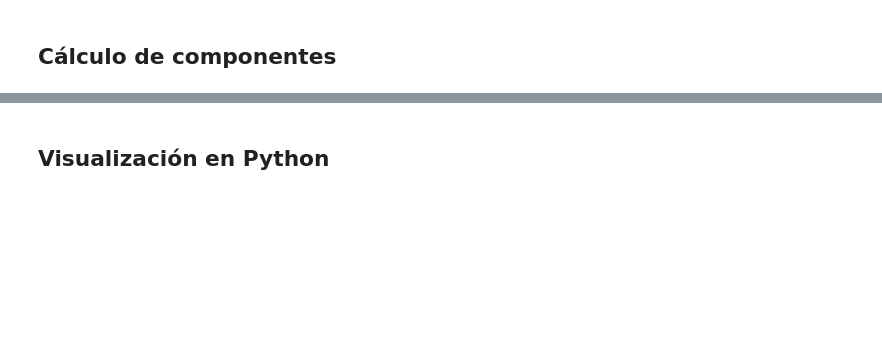
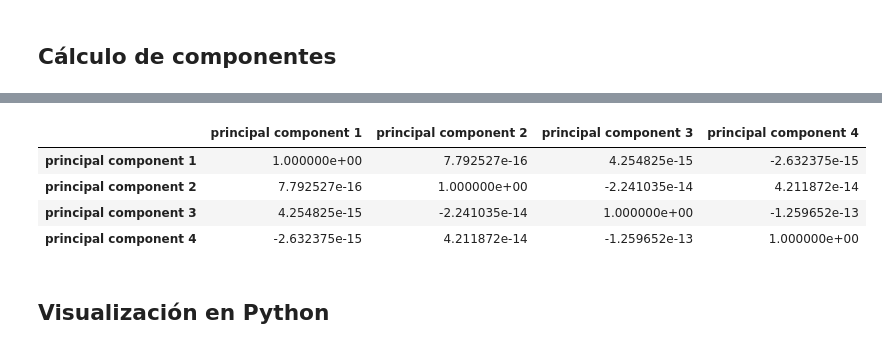
Before and after one commit to eanizainea/mlean2024_proyecto1, a Jupyter notebook: Código/ACP - Clase 2.ipynb, the cells around one changed output, grey strips where cells are left out. Cells and saved outputs as stored; diff of their text form; code cells hidden in the pictures; blank space fills up the shorter version.

```diff
--- a/Código/ACP - Clase 2.ipynb
+++ b/Código/ACP - Clase 2.ipynb
@@ -242,6 +294,14 @@ principalDf.describe()
 | 50% | 5.533290e-01 | -3.251102e-02 | 1.557634e-02 | -4.322010e-04 |
 | 75% | 1.549463e+00 | 3.288601e-01 | 1.780586e-01 | 8.895186e-02 |
 | max | 3.794687e+00 | 1.370524e+00 | 7.584587e-01 | 5.040950e-01 |
+# %%
+principalDf.corr()
+# %% [output]
+|  | principal component 1 | principal component 2 | principal component 3 | principal component 4 |
+| principal component 1 | 1.000000e+00 | 7.792527e-16 | 4.254825e-15 | -2.632375e-15 |
+| principal component 2 | 7.792527e-16 | 1.000000e+00 | -2.241035e-14 | 4.211872e-14 |
+| principal component 3 | 4.254825e-15 | -2.241035e-14 | 1.000000e+00 | -1.259652e-13 |
+| principal component 4 | -2.632375e-15 | 4.211872e-14 | -1.259652e-13 | 1.000000e+00 |
 # %%
 finalDf = pd.concat([principalDf, df[['target']]], axis = 1)
 # %% [markdown]
```
Also changed, not shown: parts of 15 cells of this notebook.
